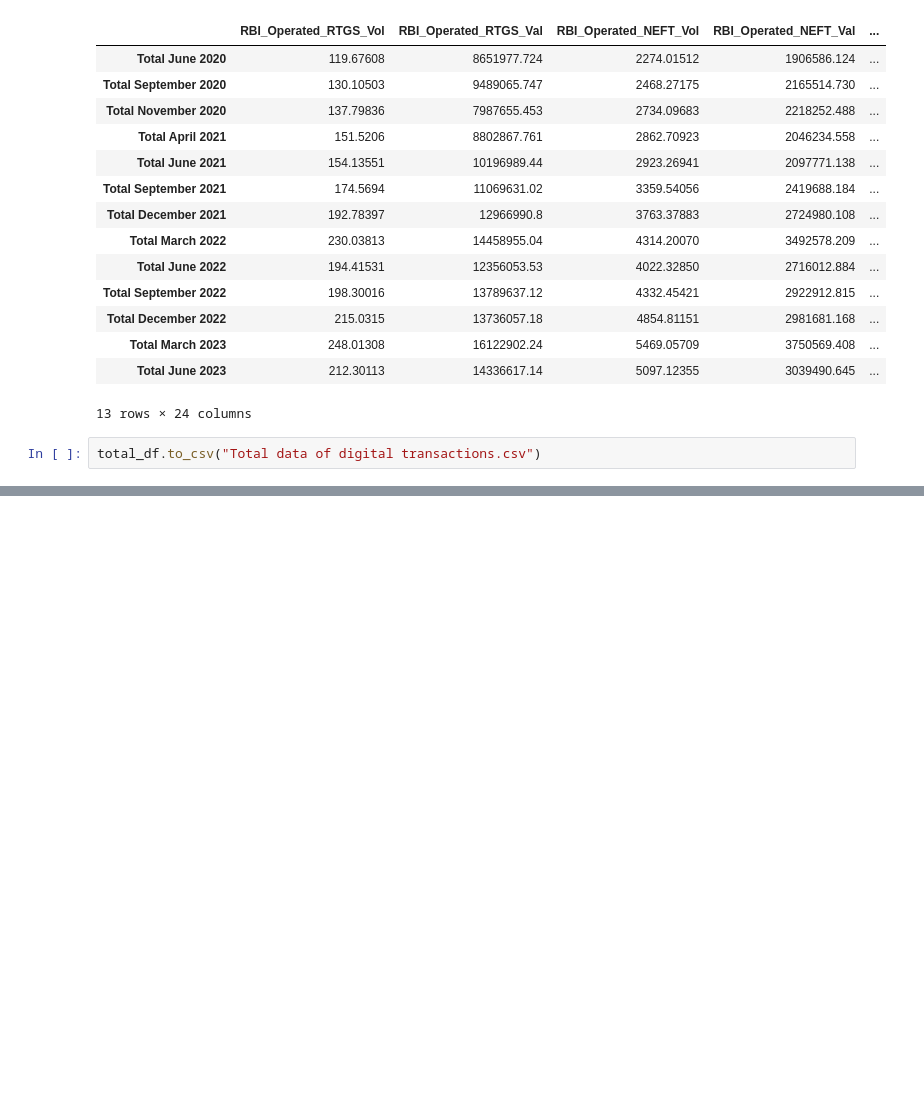
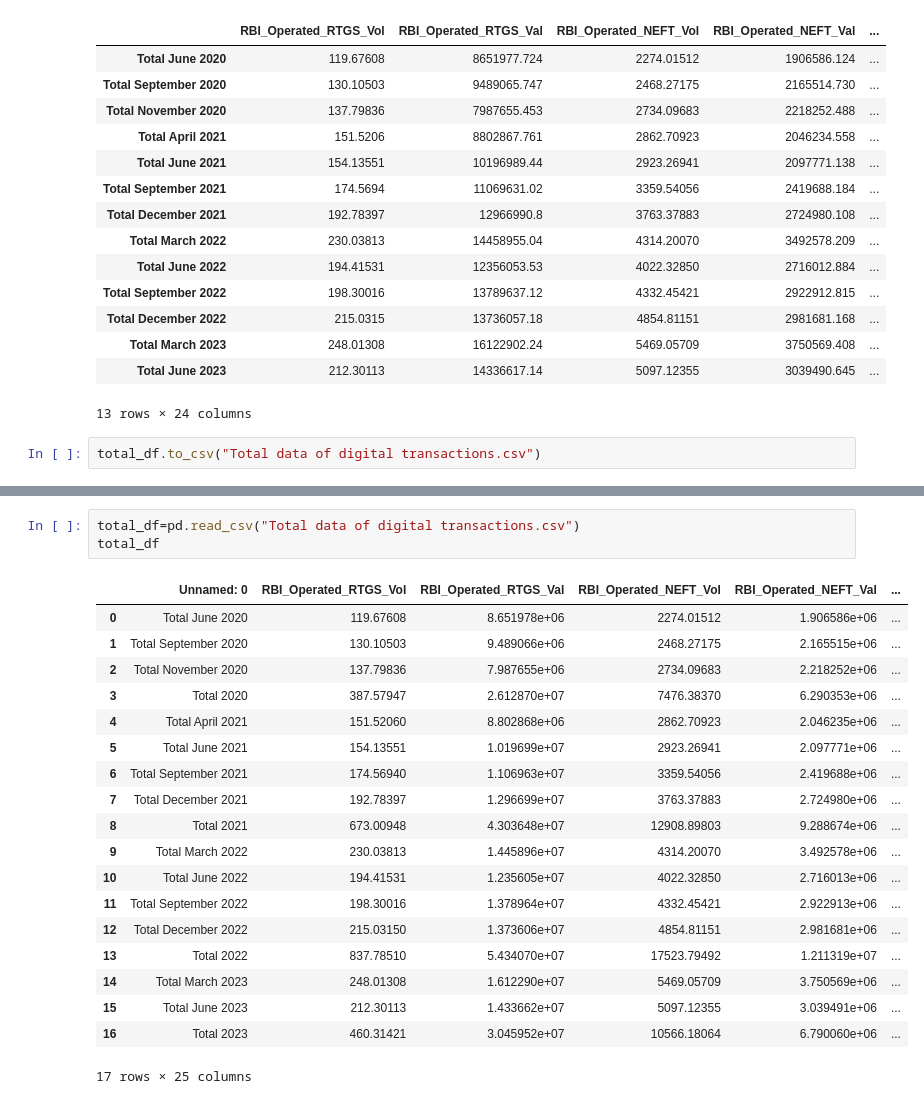
Before and after one commit to kxrxn08/DigitalTransactionAnalysis, a Jupyter notebook: DataCleaning/Quarterly.ipynb, the cells around one changed output, grey strips where cells are left out. Cells and saved outputs as stored; diff of their text form; blank space fills up the shorter version.

```diff
--- a/DataCleaning/Quarterly.ipynb
+++ b/DataCleaning/Quarterly.ipynb
@@ -411,0 +496,23 @@ total_df.to_csv("Total data of digital transactions.csv")
+# %%
+total_df=pd.read_csv("Total data of digital transactions.csv")
+total_df
+# %% [output]
+|  | Unnamed: 0 | RBI_Operated_RTGS_Vol | RBI_Operated_RTGS_Val | RBI_Operated_NEFT_Vol | RBI_Operated_NEFT_Val | ... |
+| 0 | Total June 2020 | 119.67608 | 8.651978e+06 | 2274.01512 | 1.906586e+06 | ... |
+| 1 | Total September 2020 | 130.10503 | 9.489066e+06 | 2468.27175 | 2.165515e+06 | ... |
+| 2 | Total November 2020 | 137.79836 | 7.987655e+06 | 2734.09683 | 2.218252e+06 | ... |
+| 3 | Total 2020 | 387.57947 | 2.612870e+07 | 7476.38370 | 6.290353e+06 | ... |
+| 4 | Total April 2021 | 151.52060 | 8.802868e+06 | 2862.70923 | 2.046235e+06 | ... |
+| 5 | Total June 2021 | 154.13551 | 1.019699e+07 | 2923.26941 | 2.097771e+06 | ... |
+| 6 | Total September 2021 | 174.56940 | 1.106963e+07 | 3359.54056 | 2.419688e+06 | ... |
+| 7 | Total December 2021 | 192.78397 | 1.296699e+07 | 3763.37883 | 2.724980e+06 | ... |
+| 8 | Total 2021 | 673.00948 | 4.303648e+07 | 12908.89803 | 9.288674e+06 | ... |
+| 9 | Total March 2022 | 230.03813 | 1.445896e+07 | 4314.20070 | 3.492578e+06 | ... |
+| 10 | Total June 2022 | 194.41531 | 1.235605e+07 | 4022.32850 | 2.716013e+06 | ... |
+| 11 | Total September 2022 | 198.30016 | 1.378964e+07 | 4332.45421 | 2.922913e+06 | ... |
+| 12 | Total December 2022 | 215.03150 | 1.373606e+07 | 4854.81151 | 2.981681e+06 | ... |
+| 13 | Total 2022 | 837.78510 | 5.434070e+07 | 17523.79492 | 1.211319e+07 | ... |
+| 14 | Total March 2023 | 248.01308 | 1.612290e+07 | 5469.05709 | 3.750569e+06 | ... |
+| 15 | Total June 2023 | 212.30113 | 1.433662e+07 | 5097.12355 | 3.039491e+06 | ... |
+| 16 | Total 2023 | 460.31421 | 3.045952e+07 | 10566.18064 | 6.790060e+06 | ... |
+17 rows × 25 columns
```
Also changed, not shown: parts of 8 cells of this notebook, 3 other files.
